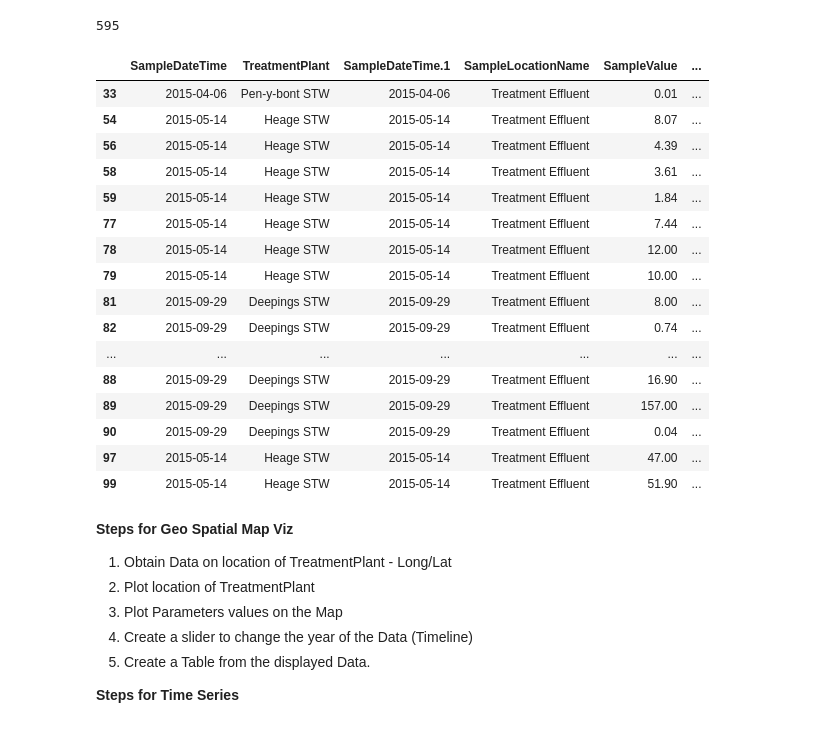
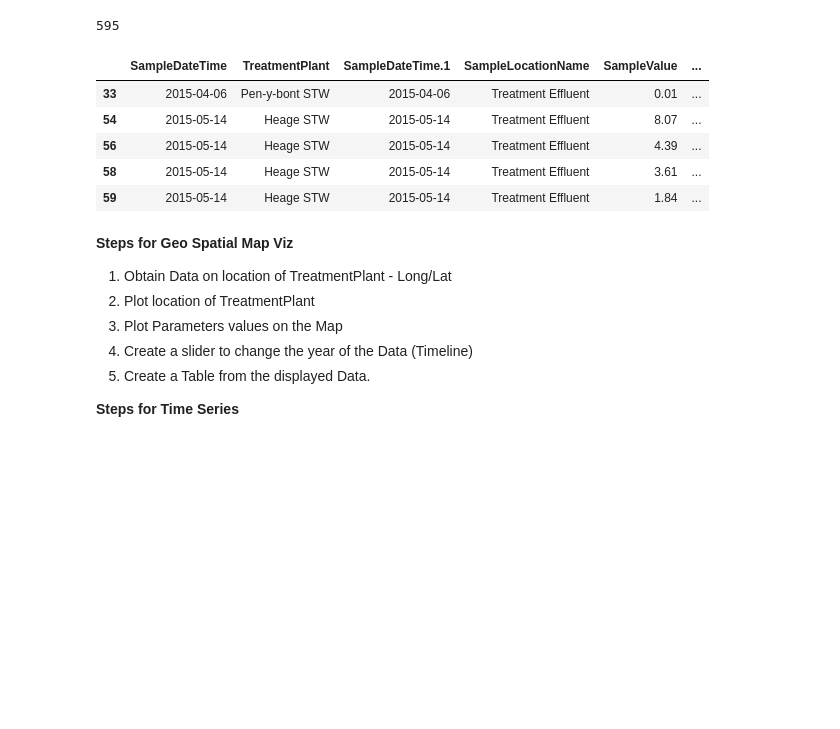
Before and after one commit to Tosindare/Deepnote_notebooks, a Jupyter notebook: DataViz.ipynb, the cells around one changed output. Saved outputs shown, nothing was run; the diff lists cells and outputs as text; code cells hidden in the pictures; blank space fills up the shorter version.

```diff
--- a/DataViz.ipynb
+++ b/DataViz.ipynb
@@ -15,0 +83,15 @@ swt_data = pd.read_csv('effluent_data.csv')
+# %%
+#location['wwtp_name'] = location[]
+
+sites = location.uwwName.unique()
+s_names = []
+
+for site in sites:
+  site = site.replace(" ", "")
+
+  if len(site) >= 9:
+            site= site[:12]
+  else:
+    site = site
+
+  s_names.append(site)
@@ -15,0 +144,13 @@ swt_data = pd.read_csv('effluent_data.csv')
+# %%
+sites1 = swt_data.TreatmentPlant.unique()
+s_names1 = []
+
+for site in sites1:
+    if len(site) >= 10:
+            site= site[:12]
+    else:
+        site = site
+
+    s_names1.append(site)
+# %%
+site_edited1 = dict(zip(sites1, s_names1))
@@ -16,3 +181,5 @@ swt_data = pd.read_csv('effluent_data.csv')
+# %%
+swt_data = swt_data.replace(site_edited1)
 # %%
 swt_data
 # %% [output]
@@ -48,25 +428,14 @@ df_mc = swt_data[swt_data['UnitsName']=='micrograms per litre']
 # %%
 df_mg = swt_data[swt_data['UnitsName']!='micrograms per litre']
 # %%
-df_mg.head(20)
+df_mg.head()
 # %% [output]
 |  | SampleDateTime | TreatmentPlant | SampleDateTime.1 | SampleLocationName | SampleValue | ... |
 | 33 | 2015-04-06 | Pen-y-bont STW | 2015-04-06 | Treatment Effluent | 0.01 | ... |
 | 54 | 2015-05-14 | Heage STW | 2015-05-14 | Treatment Effluent | 8.07 | ... |
 | 56 | 2015-05-14 | Heage STW | 2015-05-14 | Treatment Effluent | 4.39 | ... |
 | 58 | 2015-05-14 | Heage STW | 2015-05-14 | Treatment Effluent | 3.61 | ... |
 | 59 | 2015-05-14 | Heage STW | 2015-05-14 | Treatment Effluent | 1.84 | ... |
-| 77 | 2015-05-14 | Heage STW | 2015-05-14 | Treatment Effluent | 7.44 | ... |
-| 78 | 2015-05-14 | Heage STW | 2015-05-14 | Treatment Effluent | 12.00 | ... |
-| 79 | 2015-05-14 | Heage STW | 2015-05-14 | Treatment Effluent | 10.00 | ... |
-| 81 | 2015-09-29 | Deepings STW | 2015-09-29 | Treatment Effluent | 8.00 | ... |
-| 82 | 2015-09-29 | Deepings STW | 2015-09-29 | Treatment Effluent | 0.74 | ... |
-| ... | ... | ... | ... | ... | ... | ... |
-| 88 | 2015-09-29 | Deepings STW | 2015-09-29 | Treatment Effluent | 16.90 | ... |
-| 89 | 2015-09-29 | Deepings STW | 2015-09-29 | Treatment Effluent | 157.00 | ... |
-| 90 | 2015-09-29 | Deepings STW | 2015-09-29 | Treatment Effluent | 0.04 | ... |
-| 97 | 2015-05-14 | Heage STW | 2015-05-14 | Treatment Effluent | 47.00 | ... |
-| 99 | 2015-05-14 | Heage STW | 2015-05-14 | Treatment Effluent | 51.90 | ... |
 # %% [markdown]
 **Steps for Geo Spatial Map Viz**
 
```
Also changed, not shown: parts of 68 cells of this notebook, 5 other files.
